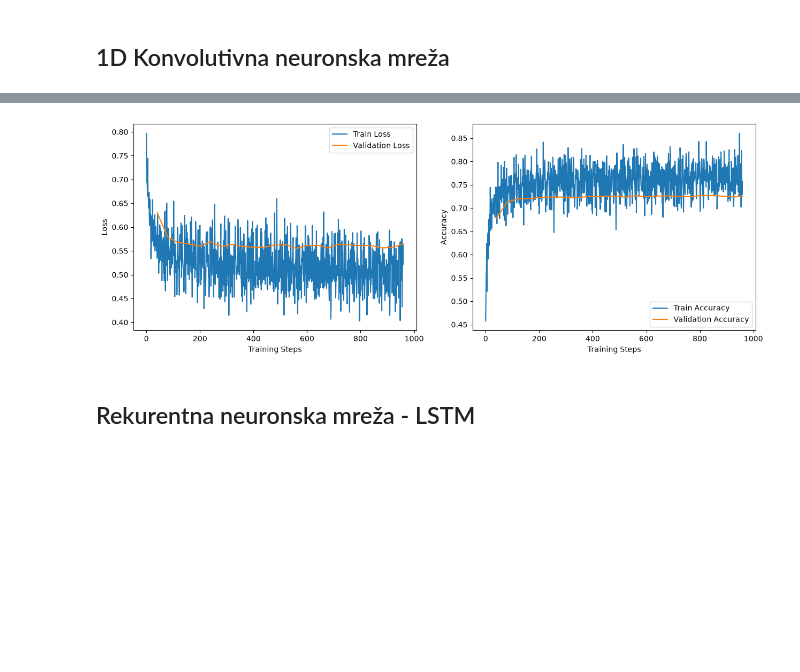
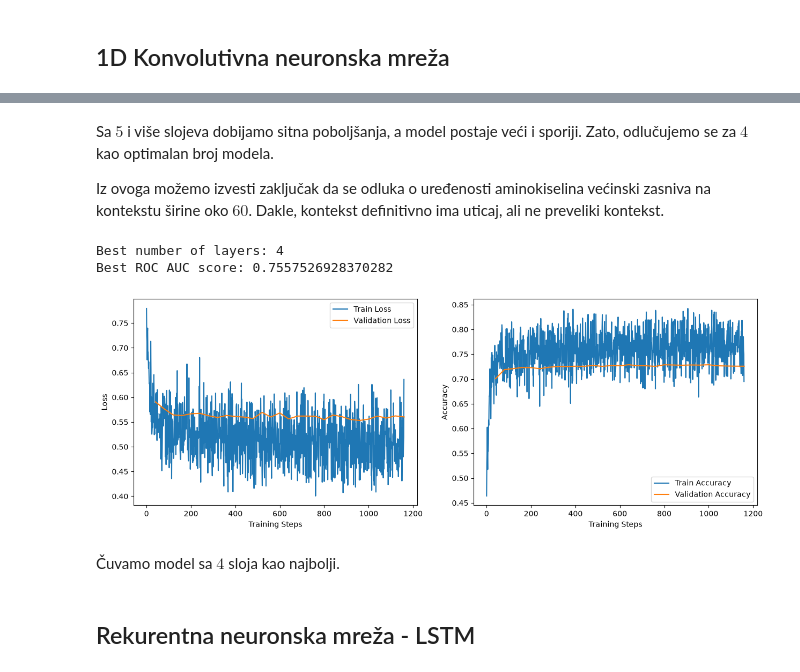
Before and after one commit to jovanbengin/matf-ml-protein-prediction, a Jupyter notebook: 02_model_training.ipynb, the cells around one changed output, grey strips where cells are left out. Cells and saved outputs as stored; diff of their text form; code cells hidden in the pictures; blank space fills up the shorter version.

```diff
--- a/02_model_training.ipynb
+++ b/02_model_training.ipynb
@@ -378,4 +463,28 @@ Epoch 11 : Loss 0.562180011765925 Accuracy 0.7258052728701149 Sensitivity 0.5192
+# %% [markdown]
+Sa $5$ i više slojeva dobijamo sitna poboljšanja, a model postaje veći i sporiji. Zato, odlučujemo se za $4$ kao optimalan broj modela.
+
+Iz ovoga možemo izvesti zaključak da se odluka o uređenosti aminokiselina većinski zasniva na kontekstu širine oko $60$. Dakle, kontekst definitivno ima uticaj, ali ne preveliki kontekst.
 # %%
-plot_metrics(conv_metrics)
+best_number_of_layers = 4
+
+best_index = 0
+
+for i in range(len(n_layers_list)):
+    if(n_layers_list[i] == best_number_of_layers):
+        best_index = i
+        break
+
+conv_model = conv_models[best_index]
+best_roc_auc = conv_auc_list[best_index]
+
+print('Best number of layers:', best_number_of_layers)
+print('Best ROC AUC score:', best_roc_auc)
 # %% [output]
-[figure, removed]
+Best number of layers: 4
+Best ROC AUC score: 0.7557526928370282
+# %%
+plot_metrics(conv_metrics_dict[best_number_of_layers])
+# %% [output]
+[figure, added]
+# %% [markdown]
+Čuvamo model sa $4$ sloja kao najbolji.
```
Also changed, not shown: parts of 22 cells of this notebook, 24 other files.
